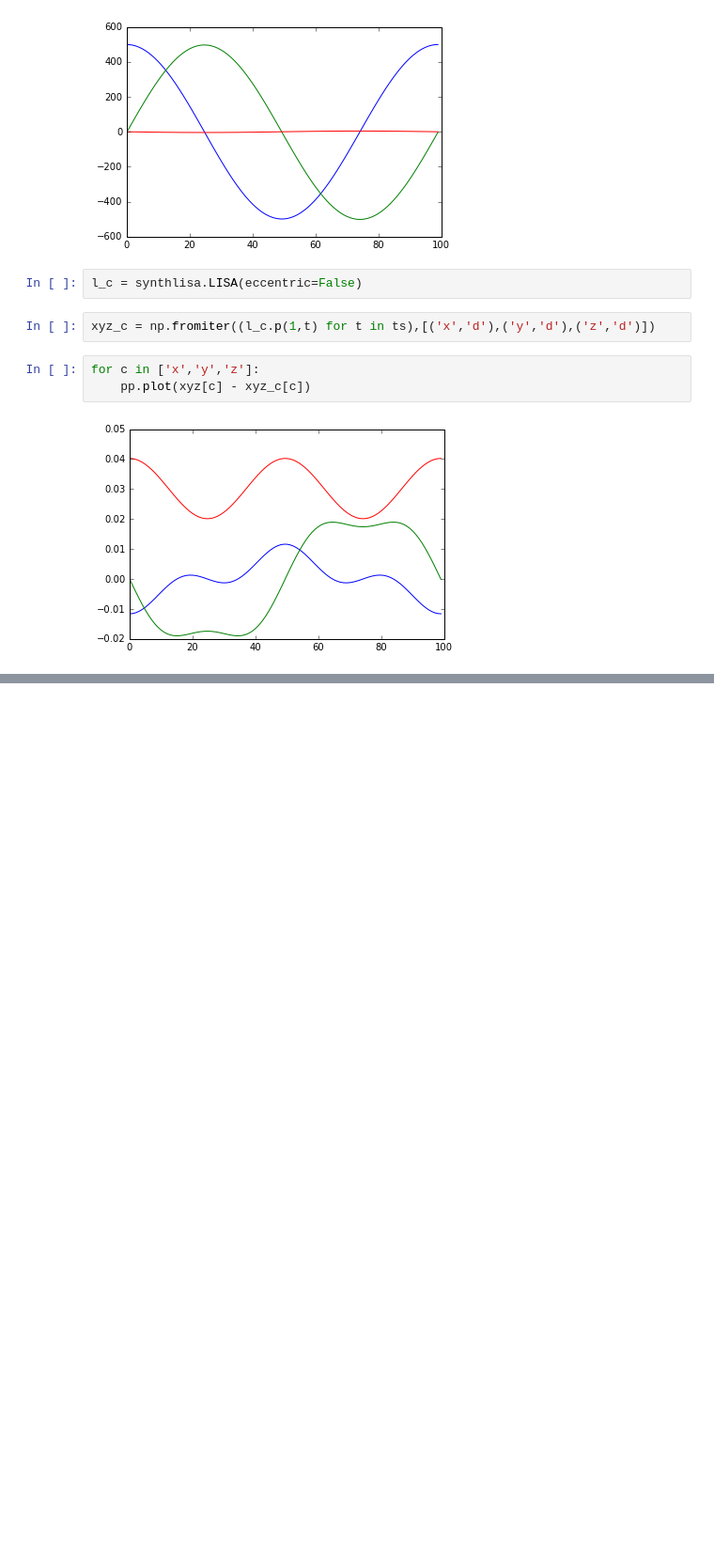
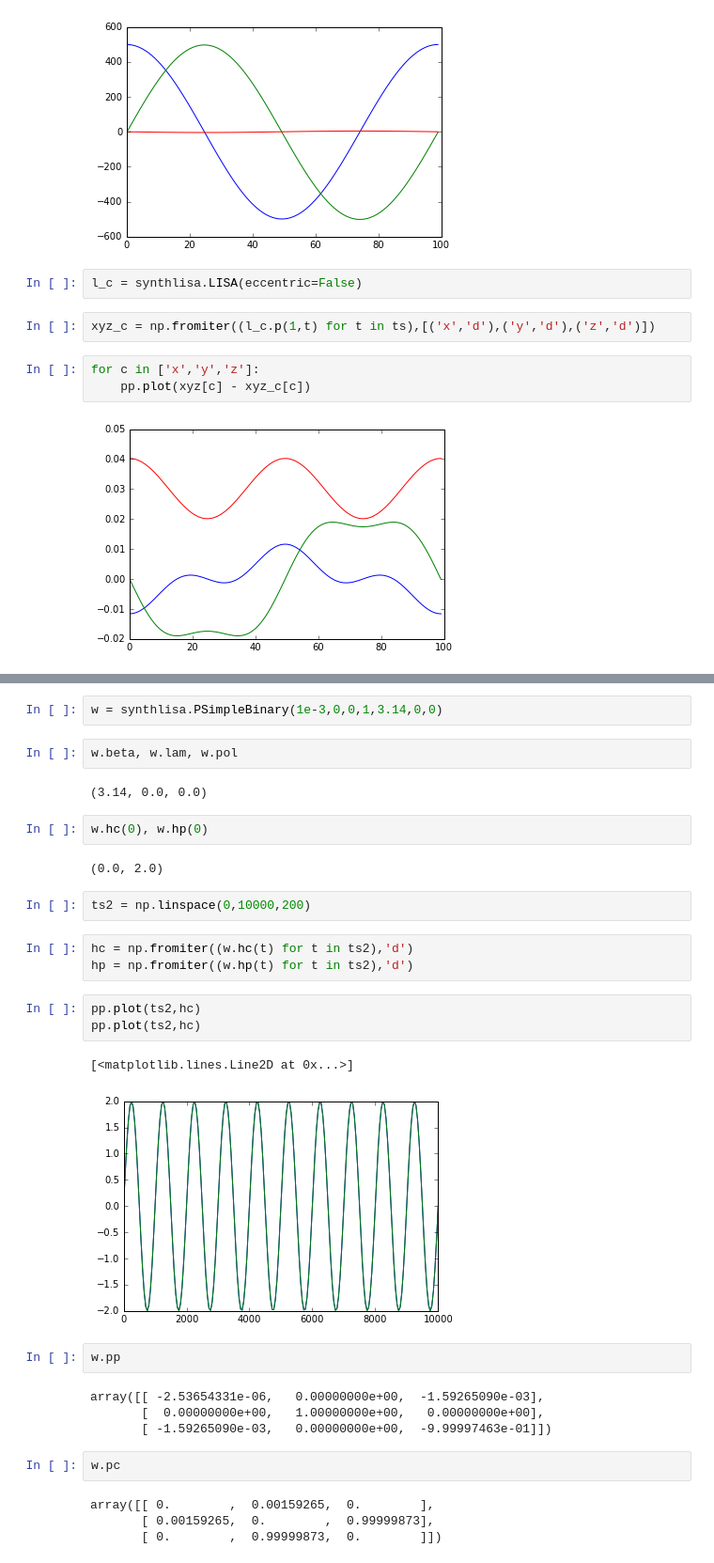
Before and after one commit to vallis/synthlisa, a Jupyter notebook: examples/synthlisa3-lisaobject.ipynb, the cells around one changed output, grey strips where cells are left out. Shown at 94% size. Cells and saved outputs as stored; diff of their text form; blank space fills up the shorter version.

```diff
--- a/examples/synthlisa3-lisaobject.ipynb
+++ b/examples/synthlisa3-lisaobject.ipynb
@@ -29,0 +32,33 @@ for c in ['x','y','z']:
+# %%
+w = synthlisa.PSimpleBinary(1e-3,0,0,1,3.14,0,0)
+# %%
+w.beta, w.lam, w.pol
+# %% [output]
+(3.14, 0.0, 0.0)
+# %%
+w.hc(0), w.hp(0)
+# %% [output]
+(0.0, 2.0)
+# %%
+ts2 = np.linspace(0,10000,200)
+# %%
+hc = np.fromiter((w.hc(t) for t in ts2),'d')
+hp = np.fromiter((w.hp(t) for t in ts2),'d')
+# %%
+pp.plot(ts2,hc)
+pp.plot(ts2,hc)
+# %% [output]
+[<matplotlib.lines.Line2D at 0x...>]
+[figure, added]
+# %%
+w.pp
+# %% [output]
+array([[ -2.53654331e-06,   0.00000000e+00,  -1.59265090e-03],
+       [  0.00000000e+00,   1.00000000e+00,   0.00000000e+00],
+       [ -1.59265090e-03,   0.00000000e+00,  -9.99997463e-01]])
+# %%
+w.pc
+# %% [output]
+array([[ 0.        ,  0.00159265,  0.        ],
+       [ 0.00159265,  0.        ,  0.99999873],
+       [ 0.        ,  0.99999873,  0.        ]])
```
Also changed, not shown: parts of 3 cells of this notebook, 3 other files.
